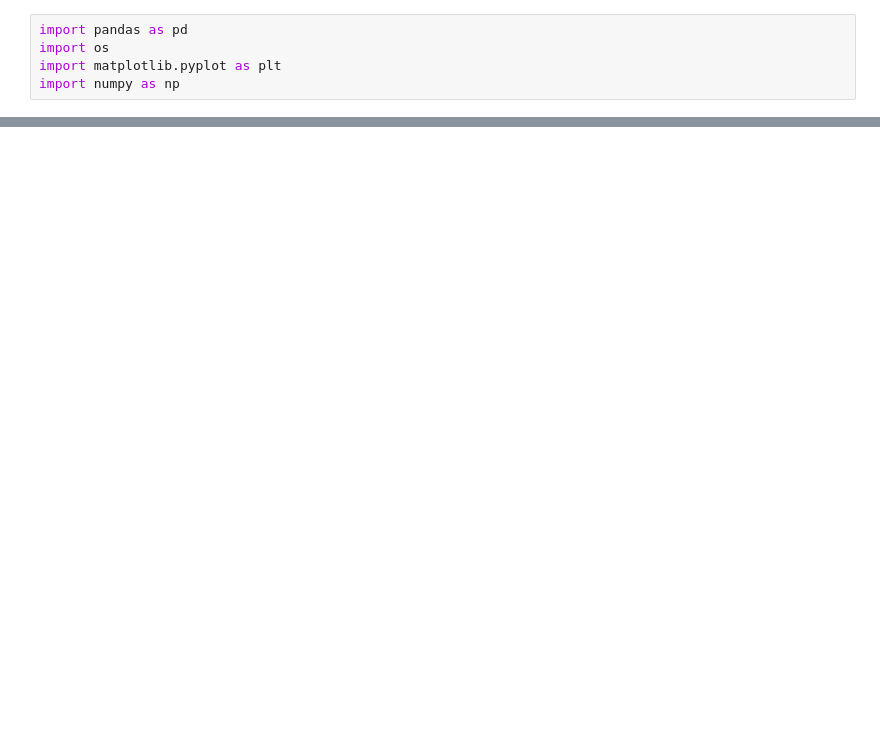
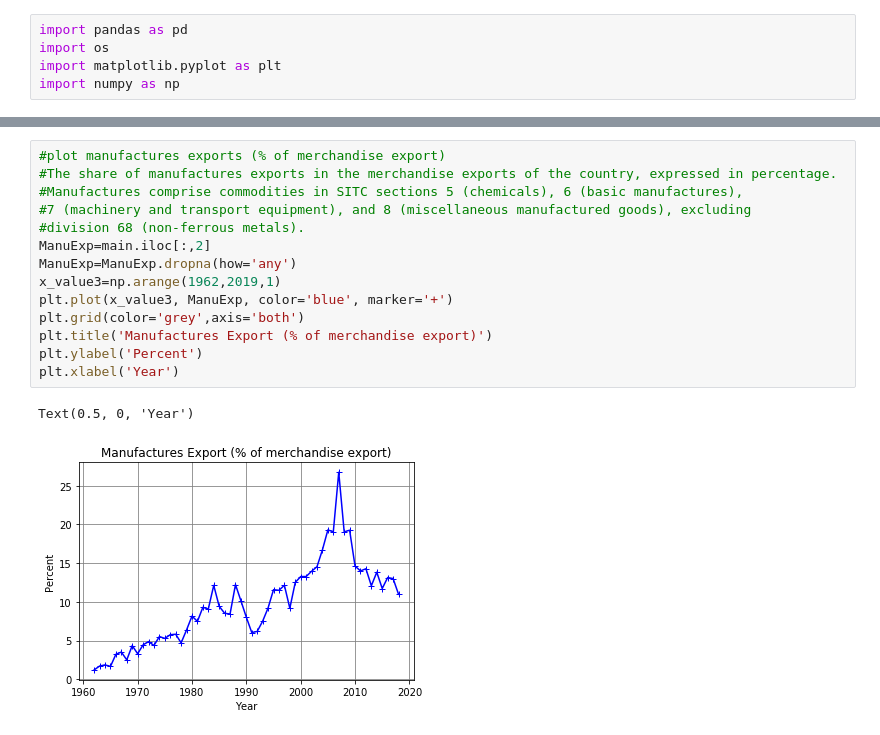
Before and after one commit to kennknisley/project-one-back, a Jupyter notebook: analysis_bc.ipynb, the cells around one changed output, grey strips where cells are left out. Cells and saved outputs as stored; diff of their text form; blank space fills up the shorter version.

```diff
--- a/analysis_bc.ipynb
+++ b/analysis_bc.ipynb
@@ -53,0 +65,17 @@ plt.plot(x_value3, ManuExp)
+# %%
+#plot manufactures exports (% of merchandise export)
+#The share of manufactures exports in the merchandise exports of the country, expressed in percentage.
+#Manufactures comprise commodities in SITC sections 5 (chemicals), 6 (basic manufactures),
+#7 (machinery and transport equipment), and 8 (miscellaneous manufactured goods), excluding
+#division 68 (non-ferrous metals).
+ManuExp=main.iloc[:,2]
+ManuExp=ManuExp.dropna(how='any')
+x_value3=np.arange(1962,2019,1)
+plt.plot(x_value3, ManuExp, color='blue', marker='+')
+plt.grid(color='grey',axis='both')
+plt.title('Manufactures Export (% of merchandise export)')
+plt.ylabel('Percent')
+plt.xlabel('Year')
+# %% [output]
+Text(0.5, 0, 'Year')
+[figure, added]
```
Also changed, not shown: parts of 6 cells of this notebook.
